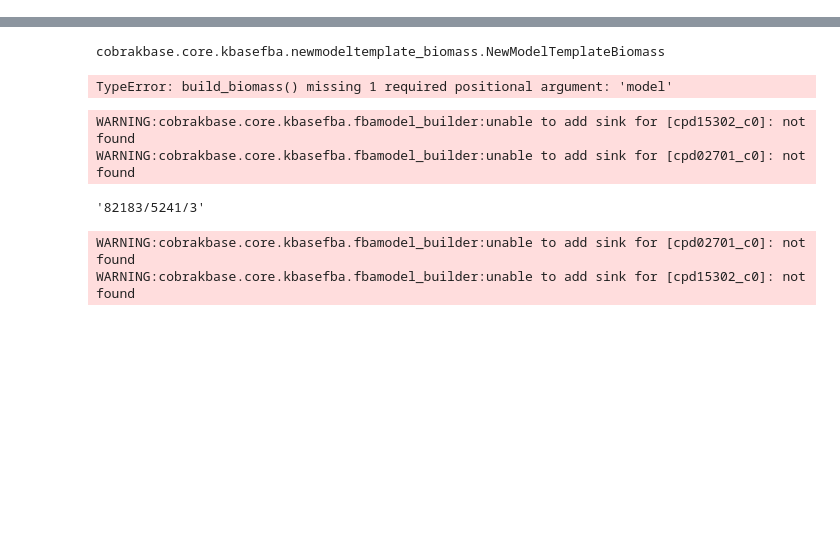
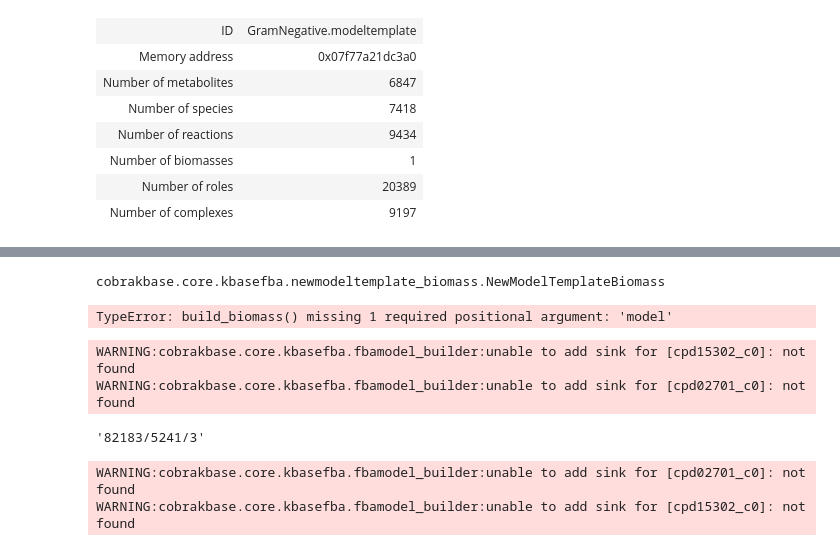
Before and after one commit to Fxe/cobrakbase, a Jupyter notebook: examples/ModelSEED/ModelReconstruction.ipynb, the cells around one changed output, grey strips where cells are left out. Saved outputs shown, nothing was run; the diff lists cells and outputs as text; code cells hidden in the pictures; blank space fills up the shorter version.

```diff
--- a/examples/ModelSEED/ModelReconstruction.ipynb
+++ b/examples/ModelSEED/ModelReconstruction.ipynb
@@ -9,0 +99,12 @@ kbase = cobrakbase.KBaseAPI()
+# %%
+template = kbase.get_from_ws(model.template_ref)
+template
+# %% [output]
+| ID | GramNegative.modeltemplate |
+| Memory address | 0x07f77a21dc3a0 |
+| Number of metabolites | 6847 |
+| Number of species | 7418 |
+| Number of reactions | 9434 |
+| Number of biomasses | 1 |
+| Number of roles | 20389 |
+| Number of complexes | 9197 |
```
Also changed, not shown: parts of 26 cells of this notebook, 5 other files.
